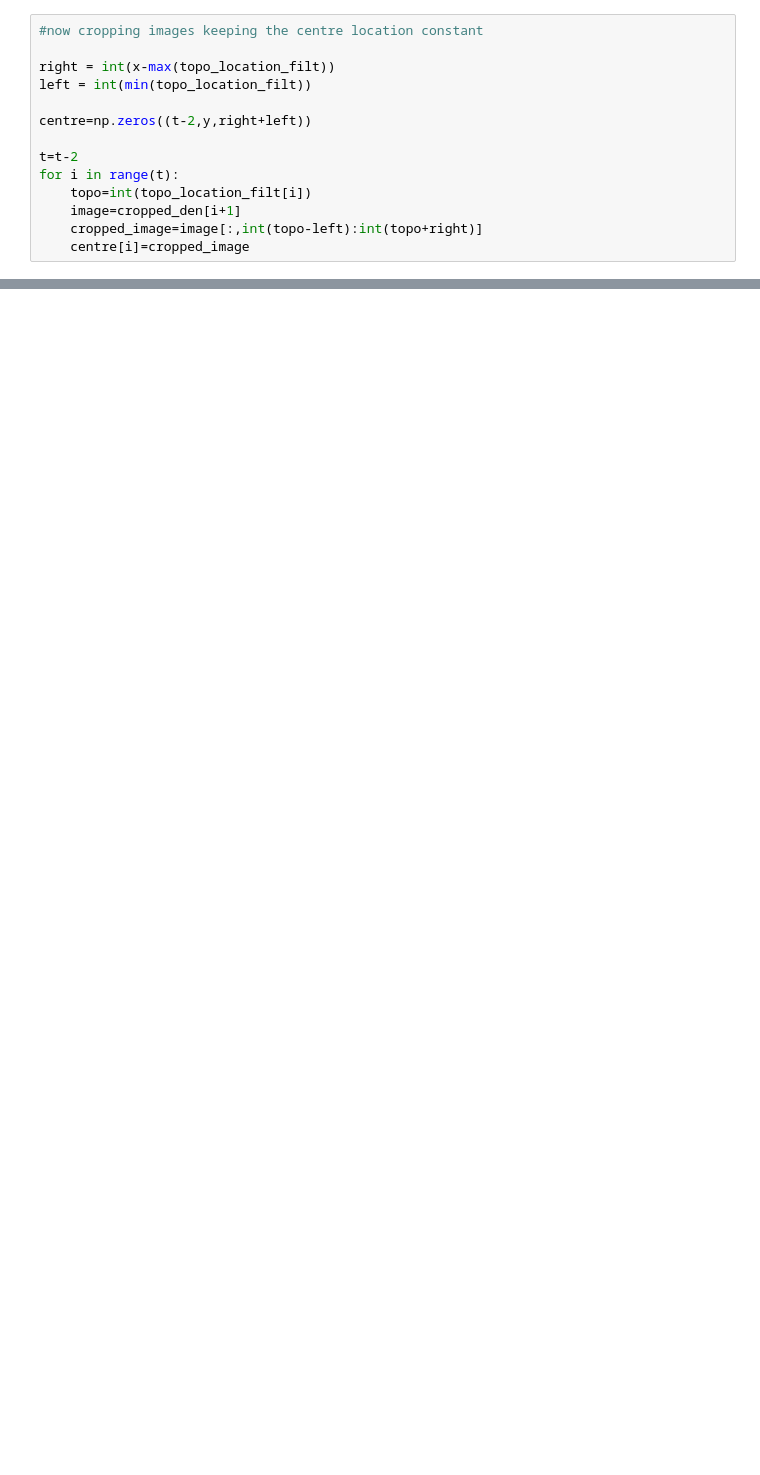
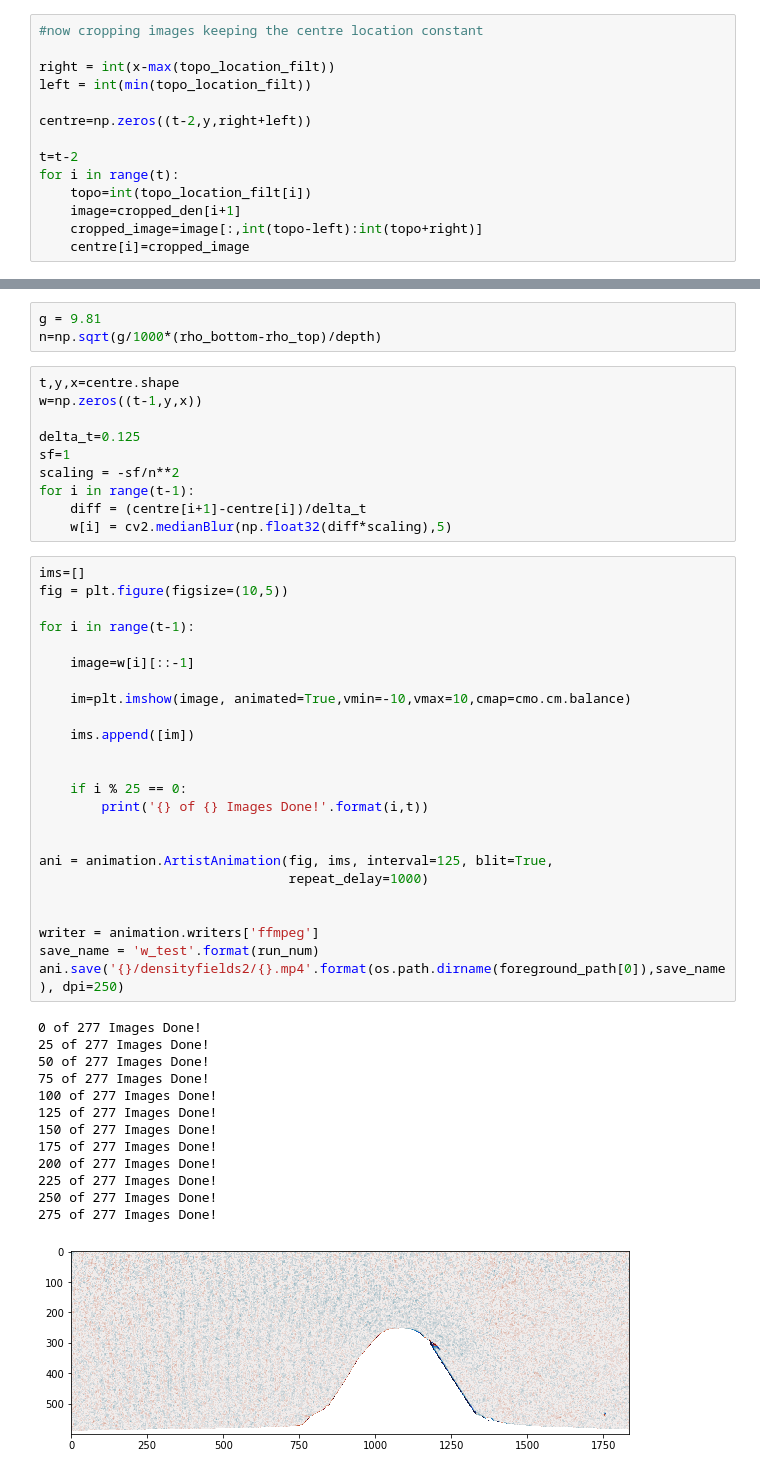
Before and after one commit to callummshaw/Lab_Ridge, a Jupyter notebook: Code/Short Term Visualisation- Fixed.ipynb, the cells around one changed output, grey strips where cells are left out. Drawn from its saved outputs; the diff is of its cells as text; blank space fills up the shorter version.

```diff
--- a/Code/Short Term Visualisation- Fixed.ipynb
+++ b/Code/Short Term Visualisation- Fixed.ipynb
@@ -413,0 +397,51 @@ ani.save('{}/densityfields2/{}.mp4'.format(os.path.dirname(foreground_path[0]),s
+# %%
+g = 9.81
+n=np.sqrt(g/1000*(rho_bottom-rho_top)/depth)
+# %%
+t,y,x=centre.shape
+w=np.zeros((t-1,y,x))
+
+delta_t=0.125
+sf=1
+scaling = -sf/n**2
+for i in range(t-1):
+    diff = (centre[i+1]-centre[i])/delta_t
+    w[i] = cv2.medianBlur(np.float32(diff*scaling),5)
+# %%
+ims=[]
+fig = plt.figure(figsize=(10,5))
+
+for i in range(t-1):
+
+    image=w[i][::-1]
+
+    im=plt.imshow(image, animated=True,vmin=-10,vmax=10,cmap=cmo.cm.balance)
+
+    ims.append([im])
+
+
+    if i % 25 == 0:
+        print('{} of {} Images Done!'.format(i,t))
+
+
+ani = animation.ArtistAnimation(fig, ims, interval=125, blit=True,
+                                repeat_delay=1000)
+
+
+writer = animation.writers['ffmpeg']
+save_name = 'w_test'.format(run_num)
+ani.save('{}/densityfields2/{}.mp4'.format(os.path.dirname(foreground_path[0]),save_name), dpi=250)
+# %% [output]
+0 of 277 Images Done!
+25 of 277 Images Done!
+50 of 277 Images Done!
+75 of 277 Images Done!
+100 of 277 Images Done!
+125 of 277 Images Done!
+150 of 277 Images Done!
+175 of 277 Images Done!
+200 of 277 Images Done!
+225 of 277 Images Done!
+250 of 277 Images Done!
+275 of 277 Images Done!
+[figure, added]
```
Also changed, not shown: parts of 9 cells of this notebook.
